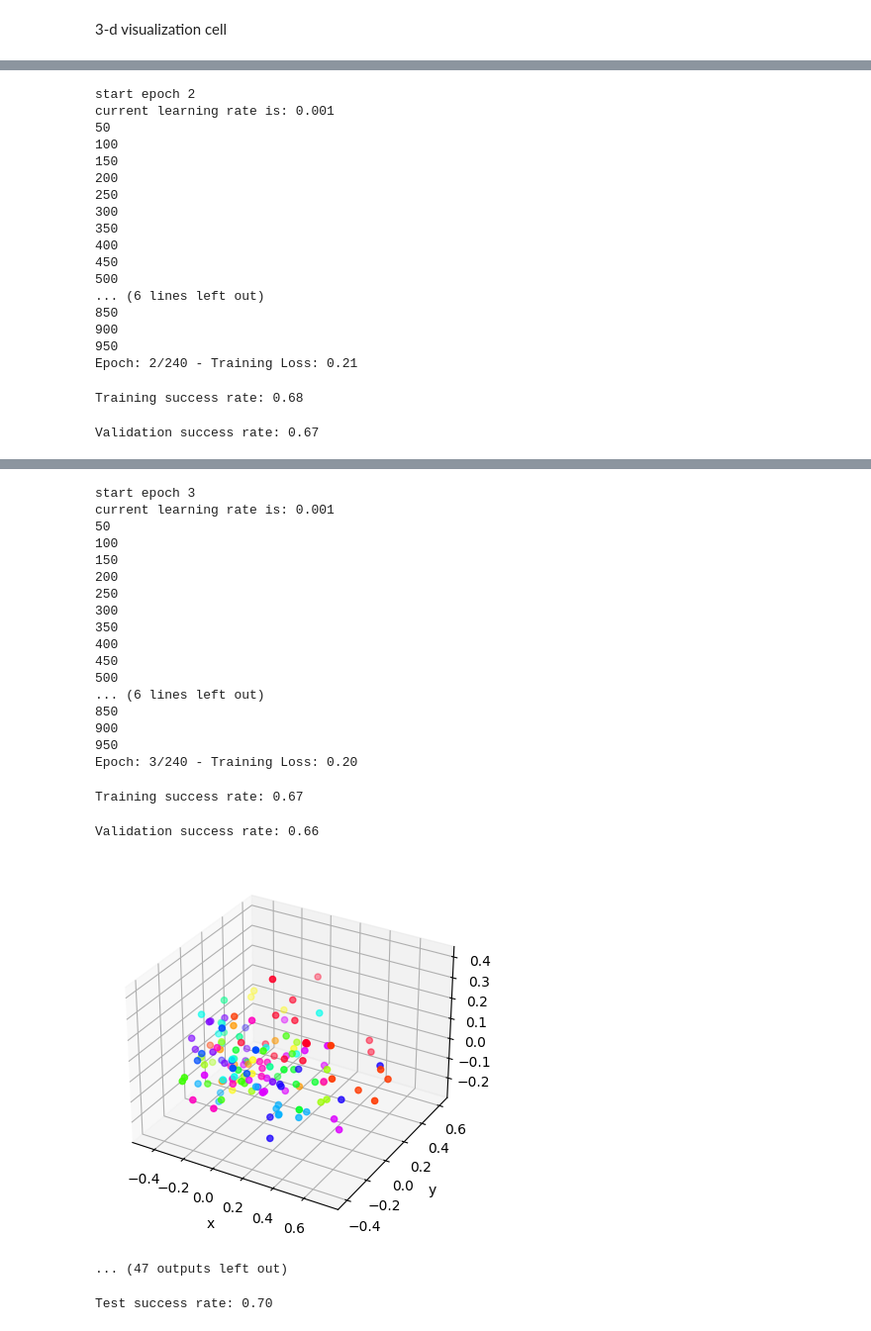
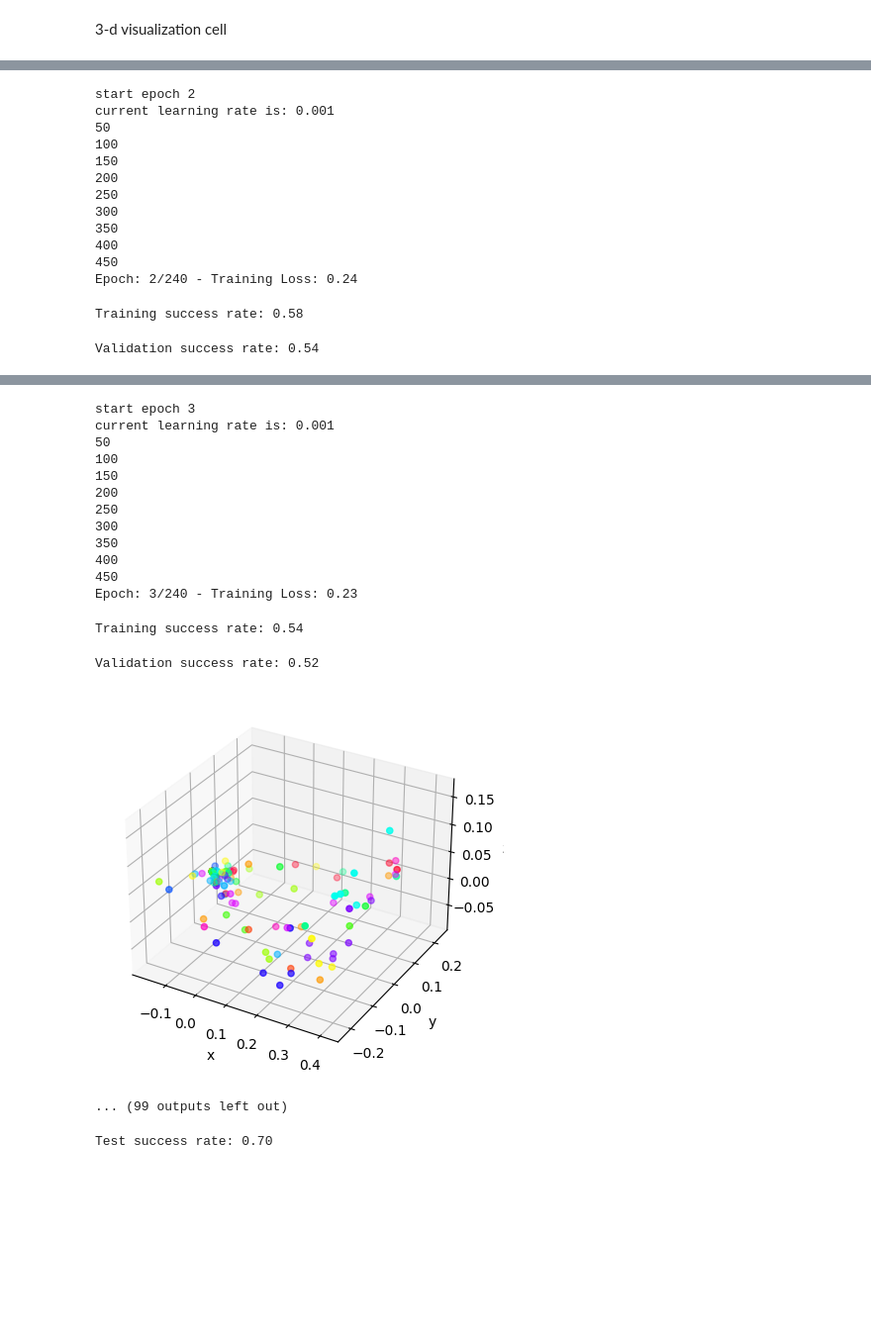
Before and after one commit to LiorMaltz/SiameseModel-TripletLoss-PyTorch, a Jupyter notebook: Source/Siamese_Network.ipynb, the cells around one changed output, grey strips where cells are left out. Shown at 99% size. Cells and saved outputs as stored; diff of their text form; code cells hidden in the pictures; blank space fills up the shorter version.

Commit message:
Tried training another model, got around .0675 validation accuracy
Co-Authored-By: LiorMaltz <92275274+LiorMaltz@users.noreply.github.com>

```diff
--- a/Source/Siamese_Network.ipynb
+++ b/Source/Siamese_Network.ipynb
@@ -289,7 +289,7 @@ class RootDataSet:
         self.train_archive = zipfile.ZipFile(self.train_zip_path, 'r')
 
         if is_train:
-            self.filter_data_frame(min_paints_artist=20, max_paints_artist=10000, most_frequent=None)
+            self.filter_data_frame(min_paints_artist=40, max_paints_artist=10000, most_frequent=None)
         else:
             self.filter_data_frame(min_paints_artist=0, max_paints_artist=1000000, most_frequent=None)
         self.train_images_files = self.data_frame.iloc[:, 11].values
@@ -693,7 +692,7 @@ def test_run(test_loader, model, set_type = "training"):
 
     for step, (inputs, labels) in tqdm(enumerate(test_loader), desc="Steps"):
         #if (step + 1) % 5 == 0:
-        if ((step + 1) % 100 == 0 and set_type != "test"):
+        if ((step + 1) % 50 == 0 and set_type != "test"):
             break
 
         # if one of the label is sign of a bad image, we will pass the step
@@ -746,7 +745,8 @@ def visualization_3d(model, data_loader_object):
     batch_size = 2
     n_images = data_loader_object.n_images
     labels = data_loader_object.labels
-    embedded_image_list = np.empty([0, 128])
+    #embedded_image_list = np.empty([0, 128])
+    embedded_image_list = np.empty([0, 512])
     for i in range(0, int(len(n_images)/batch_size) - 1):
         x = torch.empty((0,3,256,256))
         for j in range(batch_size):
@@ -852,16 +852,16 @@ lr_patience = 2
 lr_steps = lr_patience
 min_loss = 100000000
 min_validation_loss = 100000000
-early_stopping_patience = 10
+early_stopping_patience = 7
 patience_steps = early_stopping_patience
 hard_batch = False
 
 epochs_num = 0
 
-model = Network().to(device)
-#model = Network2().to(device)
+#model = Network().to(device)
+model = Network2().to(device)
 optimizer = torch.optim.Adam(model.parameters(), lr=0.001)
-scheduler = torch.optim.lr_scheduler.StepLR(optimizer, step_size=1, gamma=0.85)
+scheduler = torch.optim.lr_scheduler.StepLR(optimizer, step_size=1, gamma=0.1)
 triplet_loss = TripletLoss(0.25).to(device)
 
 #all_training_zips = ["train_1", "train_2", "train_3", "train_4", "train_5", "train_6", "train_7", "train_8", "train_9"]
@@ -916,7 +916,11 @@ if False:
     optimizer.load_state_dict(checkpoint["optimizer_state_dict"])
     scheduler.step()
 
+
+
 for epoch in range(epochs):
+    # This should hopefully empty the VRAM between epochs.
+    torch.cuda.empty_cache()
     epochs_num+= 1
     #train_loader, train_loader_object = set_loader()
 
@@ -926,7 +930,7 @@ for epoch in range(epochs):
     for step, (inputs, labels) in enumerate(train_loader):
         optimizer.zero_grad()
         # Remember to comment this out for full training
-        if (step+1) % 1000 == 0:
+        if (step+1) % 500 == 0:
             break
         if (step+1) % 50 == 0:
             print(step+1)
@@ -962,8 +966,12 @@ for epoch in range(epochs):
 
         training_loss_list.append(loss.cpu().detach().numpy())
 
+
+
     current_loss = np.mean(training_loss_list)
     print("Epoch: {}/{} - Training Loss: {:.2f}".format(epoch+1, epochs, current_loss))
+    # This should hopefully empty the VRAM between runs.
+    torch.cuda.empty_cache()
 
     # Run a batch from a training set on the model, and print accuracy results
     training_loss, training_success_rate = test_run(train_loader, model, "train")
@@ -1056,11 +1061,6 @@ current learning rate is: 0.001
 350
 400
 450
-500
-... (6 lines left out)
-850
-900
-950
-Epoch: 2/240 - Training Loss: 0.21
+Epoch: 2/240 - Training Loss: 0.24
-Training success rate: 0.68
+Training success rate: 0.58
-Validation success rate: 0.67
+Validation success rate: 0.54
@@ -1068,24 +1068,19 @@ Validation success rate: 0.67
 start epoch 3
 current learning rate is: 0.001
 50
 100
 150
 200
 250
 300
 350
 400
 450
-500
-... (6 lines left out)
-850
-900
-950
-Epoch: 3/240 - Training Loss: 0.20
+Epoch: 3/240 - Training Loss: 0.23
-Training success rate: 0.67
+Training success rate: 0.54
-Validation success rate: 0.66
+Validation success rate: 0.52
-[figure, old version]
+[figure, new version]
-... (47 outputs left out)
+... (99 outputs left out)
 # %%
 torch.save({"model_state_dict": model.state_dict(),
             "optimizer_state_dict": optimizer.state_dict()
```
Also changed, not shown: parts of 2 cells of this notebook.
